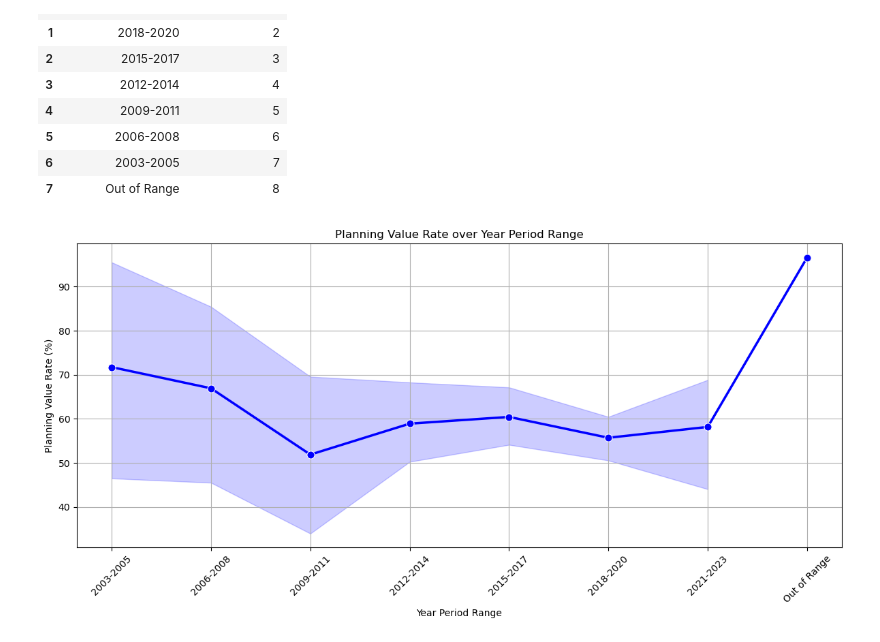
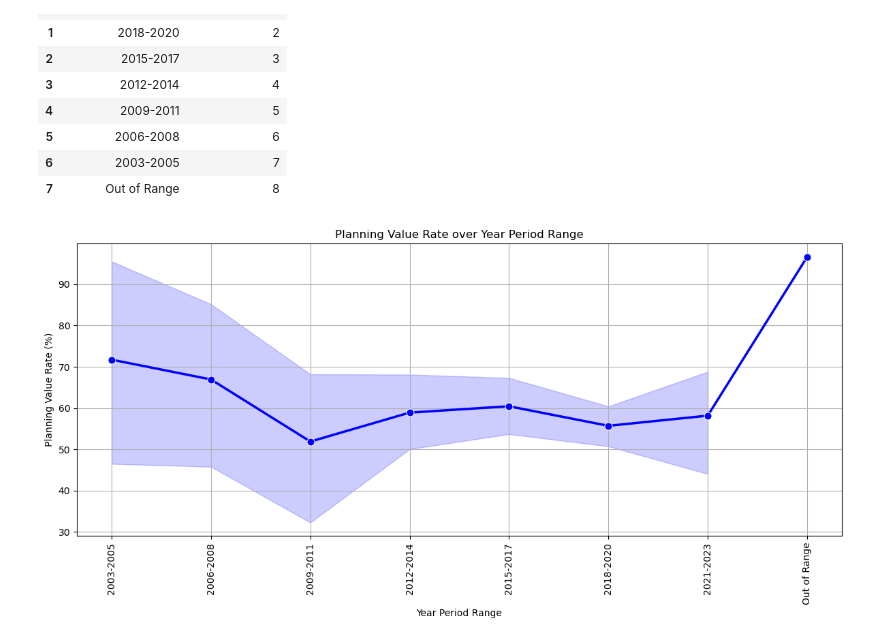
Before and after one commit to laurar9889/Project_3_Team_1, a Jupyter notebook: Data_Visualization_Roshni.ipynb, the cells around one changed output. Cells and saved outputs as stored; diff of their text form; code cells hidden in the pictures.

```diff
--- a/Data_Visualization_Roshni.ipynb
+++ b/Data_Visualization_Roshni.ipynb
@@ -166,7 +267,7 @@ m
 # %%
 file_path = "Normalized_Tables\Period_Ranges_Table.csv"
-Period_Range=pd.read_csv(file_path)
-Period_Range
+period_ranges= pd.read_csv(file_path)
+period_ranges
 # %% [output]
 |  | Year_Period_Range | PeriodRangeID |
 | 0 | 2021-2023 | 1 |
@@ -186,15 +281,19 @@ merged_data = merged_data.sort_values('Year_Period_Range')
 # %%
+# Merge main_data with Period_Range on PeriodRangeID
+merged_data = pd.merge(main_data, period_ranges, on='PeriodRangeID')
+merged_data = merged_data.sort_values('Year_Period_Range')
+
 # Plotting with seaborn
 plt.figure(figsize=(12, 6))
 sns.lineplot(data=merged_data, x='Year_Period_Range', y='Planning_Value_Rate', marker='o', markersize=8, color='b', linewidth=2.5)
 plt.title('Planning Value Rate over Year Period Range')
 plt.xlabel('Year Period Range')
 plt.ylabel('Planning Value Rate (%)')
-plt.xticks(rotation=45)
+plt.xticks(rotation=90)
 plt.grid(True)
 plt.tight_layout()
 
 # Display the plot
 plt.show()
 # %% [output]
-[figure, old version]
+[figure, new version]
```
Also changed, not shown: parts of 27 cells of this notebook, 5 other files.
